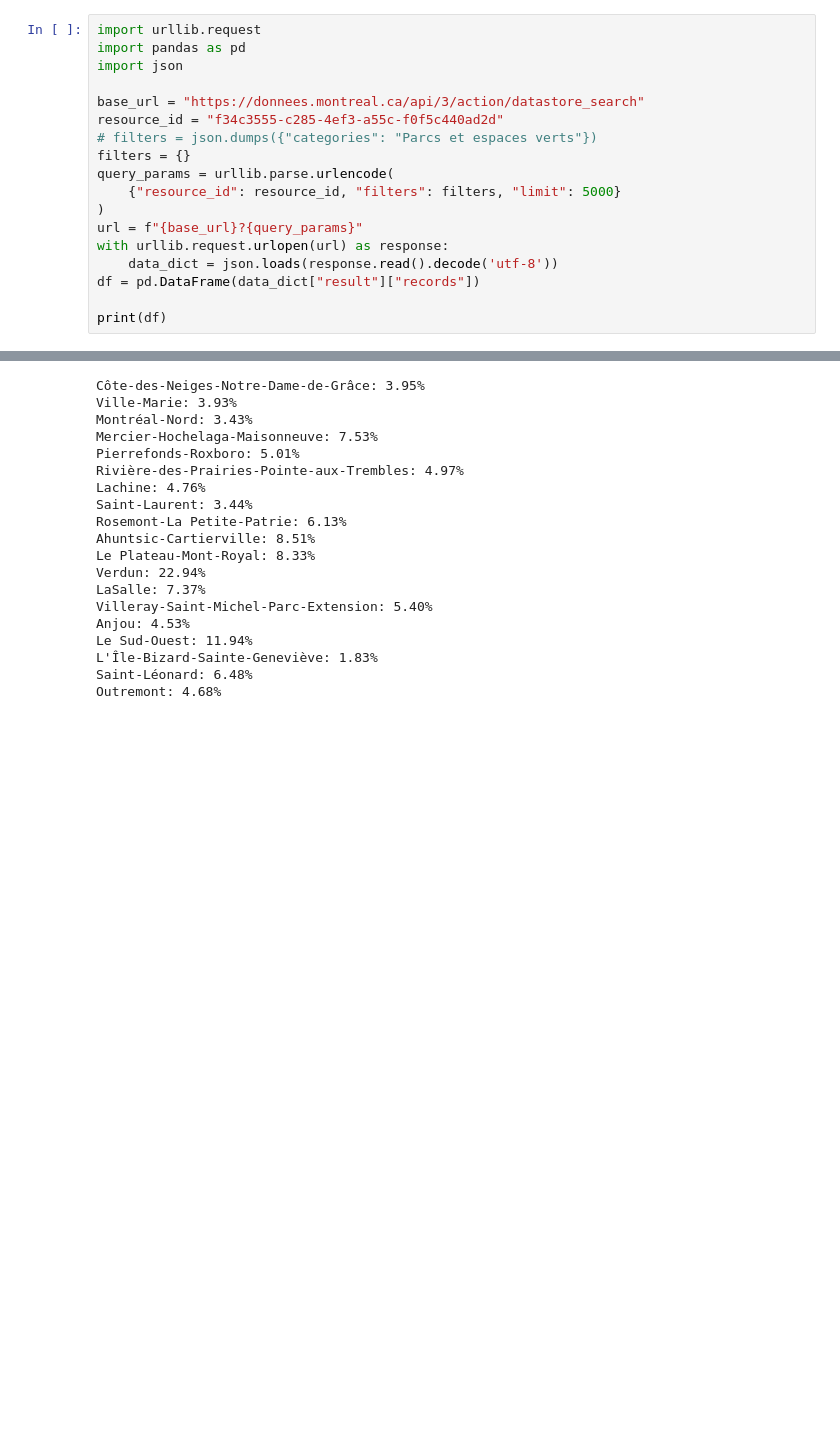
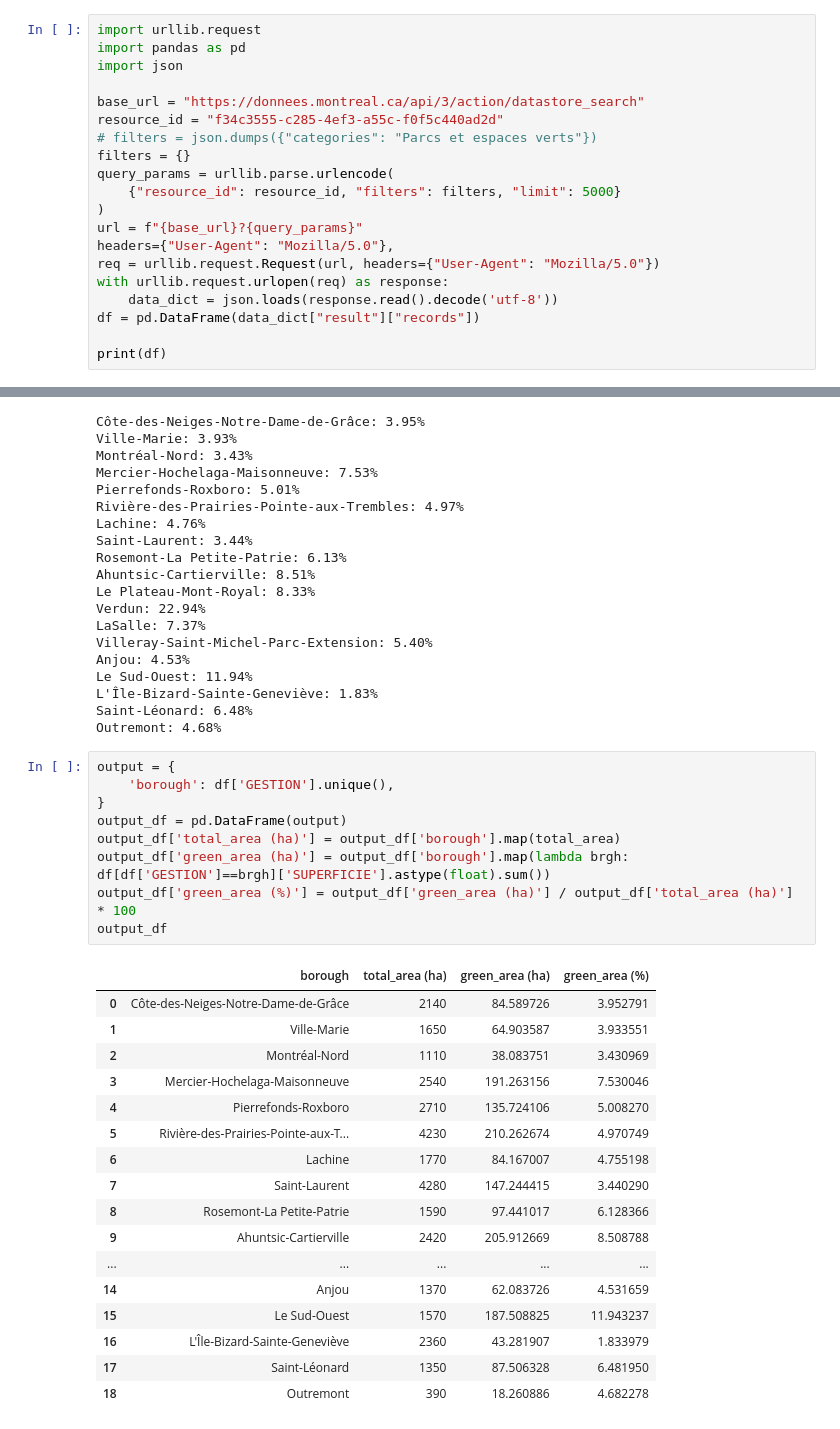
Before and after one commit to aureliegallet/COMP570-project, a Jupyter notebook: src/parks_data.ipynb, the cells around one changed output, grey strips where cells are left out. Drawn from its saved outputs; the diff is of its cells as text; blank space fills up the shorter version.

```diff
--- a/src/parks_data.ipynb
+++ b/src/parks_data.ipynb
@@ -11,7 +11,9 @@ query_params = urllib.parse.urlencode(
     {"resource_id": resource_id, "filters": filters, "limit": 5000}
 )
 url = f"{base_url}?{query_params}"
-with urllib.request.urlopen(url) as response:
+headers={"User-Agent": "Mozilla/5.0"},
+req = urllib.request.Request(url, headers={"User-Agent": "Mozilla/5.0"})
+with urllib.request.urlopen(req) as response:
     data_dict = json.loads(response.read().decode('utf-8'))
 df = pd.DataFrame(data_dict["result"]["records"])
 
@@ -197,3 +199,30 @@ Le Sud-Ouest: 11.94%
 L'Île-Bizard-Sainte-Geneviève: 1.83%
 Saint-Léonard: 6.48%
 Outremont: 4.68%
+# %%
+output = {
+    'borough': df['GESTION'].unique(),
+}
+output_df = pd.DataFrame(output)
+output_df['total_area (ha)'] = output_df['borough'].map(total_area)
+output_df['green_area (ha)'] = output_df['borough'].map(lambda brgh: df[df['GESTION']==brgh]['SUPERFICIE'].astype(float).sum())
+output_df['green_area (%)'] = output_df['green_area (ha)'] / output_df['total_area (ha)'] * 100
+output_df
+# %% [output]
+|  | borough | total_area (ha) | green_area (ha) | green_area (%) |
+| 0 | Côte-des-Neiges-Notre-Dame-de-Grâce | 2140 | 84.589726 | 3.952791 |
+| 1 | Ville-Marie | 1650 | 64.903587 | 3.933551 |
+| 2 | Montréal-Nord | 1110 | 38.083751 | 3.430969 |
+| 3 | Mercier-Hochelaga-Maisonneuve | 2540 | 191.263156 | 7.530046 |
+| 4 | Pierrefonds-Roxboro | 2710 | 135.724106 | 5.008270 |
+| 5 | Rivière-des-Prairies-Pointe-aux-T... | 4230 | 210.262674 | 4.970749 |
+| 6 | Lachine | 1770 | 84.167007 | 4.755198 |
+| 7 | Saint-Laurent | 4280 | 147.244415 | 3.440290 |
+| 8 | Rosemont-La Petite-Patrie | 1590 | 97.441017 | 6.128366 |
+| 9 | Ahuntsic-Cartierville | 2420 | 205.912669 | 8.508788 |
+| ... | ... | ... | ... | ... |
+| 14 | Anjou | 1370 | 62.083726 | 4.531659 |
+| 15 | Le Sud-Ouest | 1570 | 187.508825 | 11.943237 |
+| 16 | L'Île-Bizard-Sainte-Geneviève | 2360 | 43.281907 | 1.833979 |
+| 17 | Saint-Léonard | 1350 | 87.506328 | 6.481950 |
+| 18 | Outremont | 390 | 18.260886 | 4.682278 |
```
Also changed, not shown: parts of 1 cell of this notebook, 3 other files.
